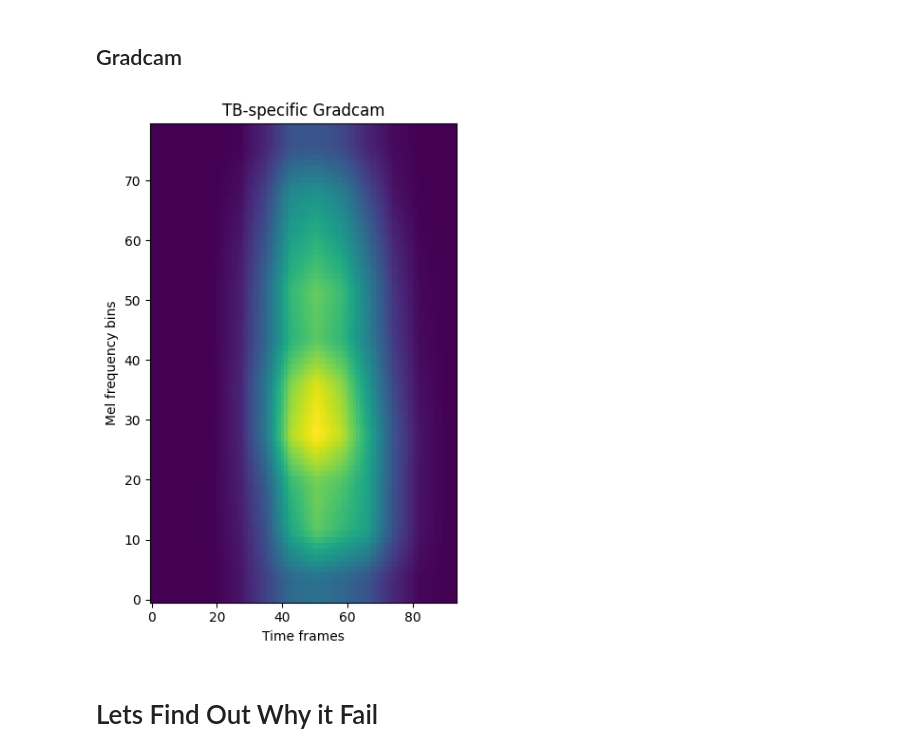
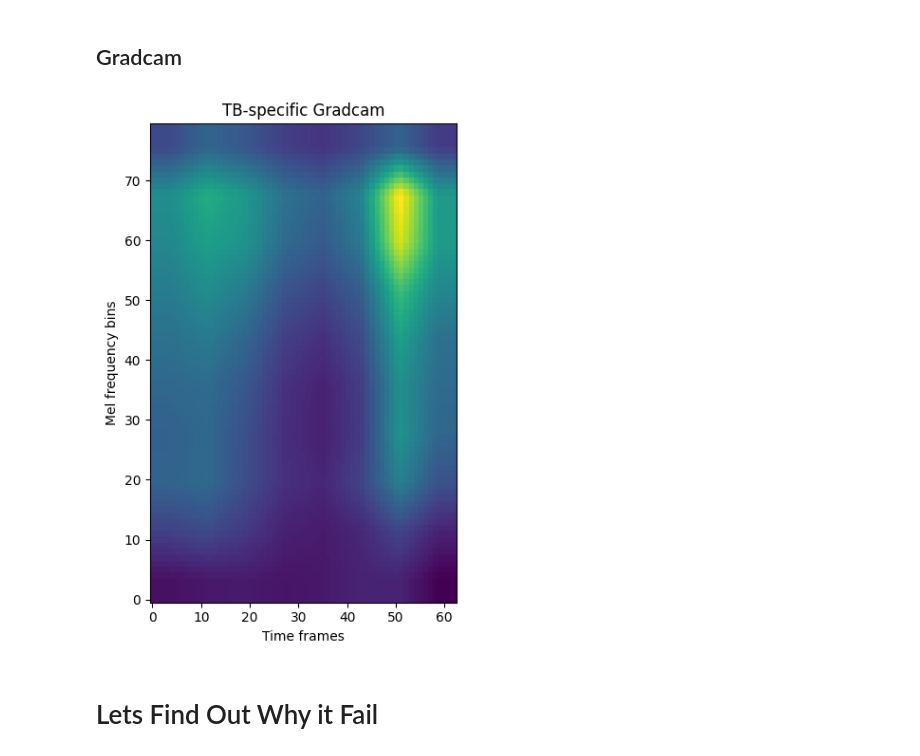
Before and after one commit to arkiven4/NXSCough, a Jupyter notebook: notebooks/xai.ipynb, the cells around one changed output. Cells and saved outputs as stored; diff of their text form; code cells hidden in the pictures.

```diff
--- a/notebooks/xai.ipynb
+++ b/notebooks/xai.ipynb
@@ -160,7 +157,7 @@ experiments = ["logs_nfft2048/bilstmatt_logmel", "logs_nfft2048/bilstmatt_gtgram
                "logs_nfft2048/resnet34re_logmel", "logs_nfft2048/resnet34re_gtgram", "logs_nfft2048/resnet34re_mfcc",
                "logs_ssl/qwenasp_peft", "logs_ssl/wavlmasp_peft"]
 #experiments = ["logs/bilstmmultimask2_logmel"] #["logs/resnet34multimask_logmel"]
-experiments = ["logs_nfft2048/resnet34re_logmel"]
+experiments = ["logs_ablation/b+mm_logmel"]
 use_cpu = True
 
 dfs = []
@@ -193,11 +190,12 @@ for now_experiment in experiments:
     runner_lightning.eval()
     trainer = L.Trainer(accelerator="gpu" if use_cpu == False else "cpu", devices="auto")
 
-    with open(os.path.join(model_dir, "probs_threshold.pkl"), "rb") as f:
-        runner_lightning.probs_threshold = pickle.load(f)['probs_threshold']
+    # with open(os.path.join(model_dir, "probs_threshold.pkl"), "rb") as f:
+    #     runner_lightning.probs_threshold = pickle.load(f)['probs_threshold']
 
     info_fold_data = train.load_fold_info(hps.model_dir)
     best_fold_idx = info_fold_data.get("best_fold_idx", 0)
+    runner_lightning.probs_threshold = info_fold_data['best_threshold']
 
     train_dataset = CoughDatasets(
         df_train.values,
@@ -240,7 +238,7 @@ for now_experiment in experiments:
     #test_embeddings = []
     with torch.no_grad():
         for idx, batch in tqdm(enumerate(train_loader), total=len(train_loader)):
-            wavnames, audio, _, attention_masks, dse_ids, [patient_ids, _, _] = batch
+            wavnames, audio, _, attention_masks, dse_ids, [patient_ids, _, _, _] = batch
             audio = audio.cuda()
             attention_masks = attention_masks.cuda()
             out_model = runner_lightning.model.forward(audio, attention_mask=attention_masks)
@@ -257,7 +255,7 @@ for now_experiment in experiments:
             #test_embeddings.extend(out_model['embeddings'].cpu().detach().numpy())
 
         for idx, batch in tqdm(enumerate(test_loader), total=len(test_loader)):
-            wavnames, audio, _, attention_masks, dse_ids, [patient_ids, _, _] = batch
+            wavnames, audio, _, attention_masks, dse_ids, [patient_ids, _, _, _] = batch
             audio = audio.cuda()
             attention_masks = attention_masks.cuda()
             out_model = runner_lightning.model.forward(audio, attention_mask=attention_masks)
@@ -864,12 +818,12 @@ df_subset = df_subset[hps.data.column_order]
 dataset_tn = CoughDatasets(df_subset.values, hps.data, wav_stats_path=f"{hps.model_dir}/wav_stats_fold_{best_fold_idx}.pickle", train=False)
 loader_tn = DataLoader(dataset_tn,  num_workers=28,  shuffle=True, batch_size=hps.train.batch_size,  pin_memory=True,  collate_fn=collate_fn)
 # %%
-TARGET_LABEL = 0
+TARGET_LABEL = 1
 target_layers = [runner_lightning.model.encoder1.layer4]
 
 all_cams = []
 for idx, batch in tqdm(enumerate(loader_tp), total=len(loader_tp)):
-    wavnames, audios, _, attention_masks, dse_ids, [patient_ids, _, _] = batch
+    wavnames, audios, _, attention_masks, dse_ids, [patient_ids, _, _, _] = batch
     audios = audios.squeeze(1)
     dse_ids = torch.argmax(dse_ids, dim=1) # [128]
 
@@ -883,35 +837,35 @@ for idx, batch in tqdm(enumerate(loader_tp), total=len(loader_tp)):
     cam_max = grayscale_cam.max(axis=(1,2), keepdims=True)
     grayscale_cam = (grayscale_cam - cam_min) / (cam_max - cam_min + 1e-6)
     all_cams.append(grayscale_cam)
 
 for idx, batch in tqdm(enumerate(loader_tn), total=len(loader_tn)):
-    wavnames, audios, _, attention_masks, dse_ids, [patient_ids, _, _] = batch
+    wavnames, audios, _, attention_masks, dse_ids, [patient_ids, _, _, _] = batch
     audios = audios.squeeze(1)
     dse_ids = torch.argmax(dse_ids, dim=1) # [128]
 
     cam_model = CAMWrapper(runner_lightning.model)
     targets = [BinaryClassifierOutputTarget(TARGET_LABEL) for _ in range(audios.size(0))]
     with GradCAM(model=cam_model, target_layers=target_layers) as cam:
         grayscale_cam = cam(input_tensor=audios, targets=targets) # (B, 80, 63)
 
     cam_min = grayscale_cam.min(axis=(1,2), keepdims=True)
     cam_max = grayscale_cam.max(axis=(1,2), keepdims=True)
     grayscale_cam = (grayscale_cam - cam_min) / (cam_max - cam_min + 1e-6)
     all_cams.append(grayscale_cam)
 
 all_cams = np.concatenate(all_cams, axis=0)  # (N_TP, 80, 63)
 mean_cam   = all_cams.mean(axis=0)        # (80, 63)
 median_cam = np.median(all_cams, axis=0)  # more robust to label noise
 
 plt.figure(figsize=(4, 6))
 plt.imshow(mean_cam, origin="lower", aspect='auto')
 plt.xlabel("Time frames")
 plt.ylabel("Mel frequency bins")
 plt.title(f"TB-specific Gradcam")
 plt.tight_layout()
 plt.show()
 # %% [output]
-[figure, old version]
+[figure, new version]
 # %%
 for idx, batch in tqdm(enumerate(loader_tp), total=len(loader_tp)):
     wavnames, audios, _, attention_masks, dse_ids, [patient_ids, _, _] = batch
```
Also changed, not shown: parts of 11 cells of this notebook, 11 other files.
